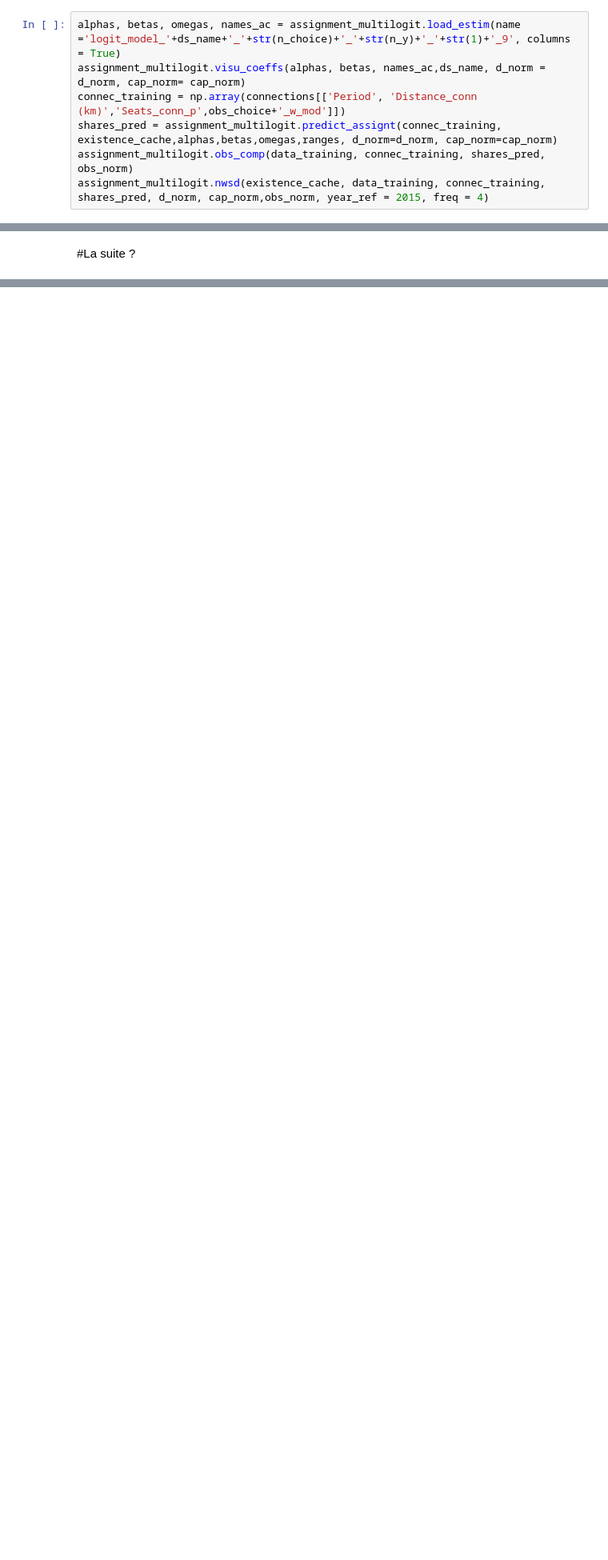
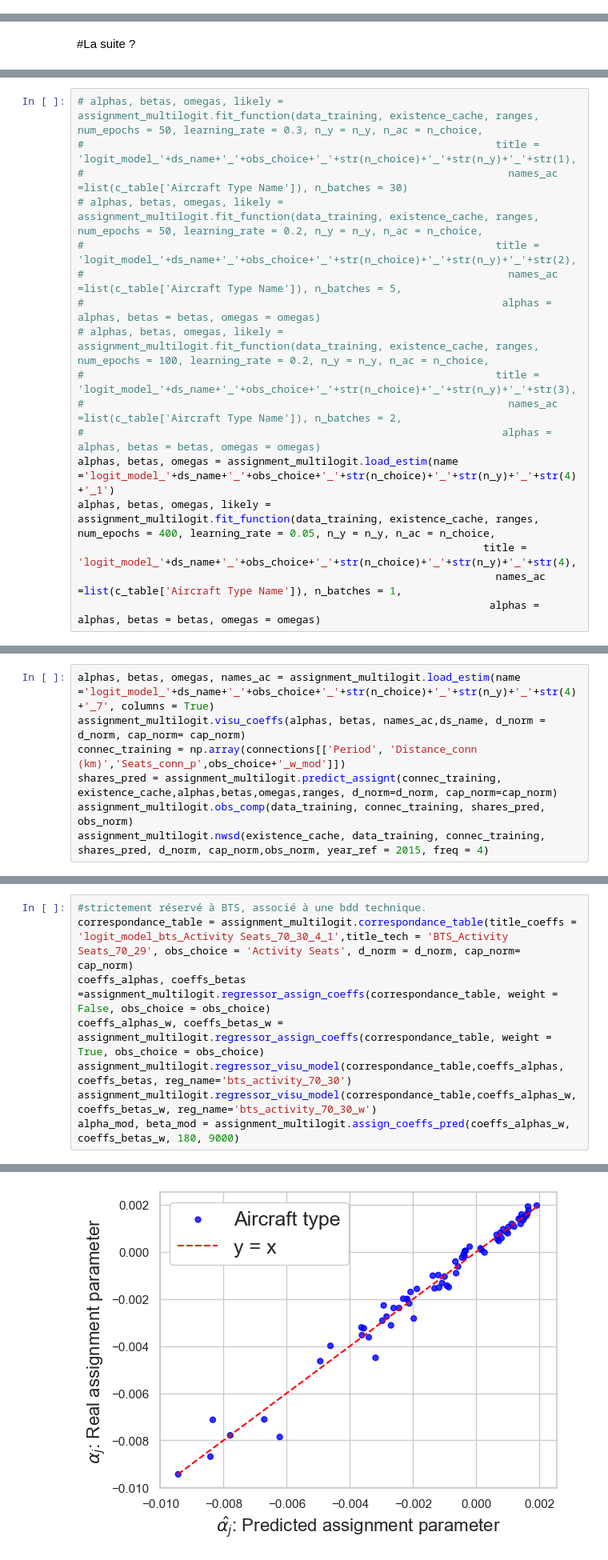
Before and after one commit to PacoViry/Thesis_models, a Jupyter notebook: main.ipynb, the cells around one changed output, grey strips where cells are left out. Shown at 80% size. Saved outputs shown, nothing was run; the diff lists cells and outputs as text; blank space fills up the shorter version.

```diff
--- a/main.ipynb
+++ b/main.ipynb
@@ -266,7 +90,0 @@ epoch 496; epoch 497; epoch 498; epoch 499;
-# %%
-alphas, betas, omegas, names_ac = assignment_multilogit.load_estim(name ='logit_model_'+ds_name+'_'+str(n_choice)+'_'+str(n_y)+'_'+str(1)+'_9', columns = True)
-assignment_multilogit.visu_coeffs(alphas, betas, names_ac,ds_name, d_norm = d_norm, cap_norm= cap_norm)
-connec_training = np.array(connections[['Period', 'Distance_conn (km)','Seats_conn_p',obs_choice+'_w_mod']])
-shares_pred = assignment_multilogit.predict_assignt(connec_training, existence_cache,alphas,betas,omegas,ranges, d_norm=d_norm, cap_norm=cap_norm)
-assignment_multilogit.obs_comp(data_training, connec_training, shares_pred, obs_norm)
-assignment_multilogit.nwsd(existence_cache, data_training, connec_training, shares_pred, d_norm, cap_norm,obs_norm, year_ref = 2015, freq = 4)
@@ -380,0 +348,17 @@ productivity_analysis.streaks_matrix(flight_grouping_2,title = 'streak_matrix_a3
+# %%
+# alphas, betas, omegas, likely = assignment_multilogit.fit_function(data_training, existence_cache, ranges, num_epochs = 50, learning_rate = 0.3, n_y = n_y, n_ac = n_choice,
+#                                                                  title = 'logit_model_'+ds_name+'_'+obs_choice+'_'+str(n_choice)+'_'+str(n_y)+'_'+str(1),
+#                                                                    names_ac =list(c_table['Aircraft Type Name']), n_batches = 30)
+# alphas, betas, omegas, likely = assignment_multilogit.fit_function(data_training, existence_cache, ranges, num_epochs = 50, learning_rate = 0.2, n_y = n_y, n_ac = n_choice,
+#                                                                  title = 'logit_model_'+ds_name+'_'+obs_choice+'_'+str(n_choice)+'_'+str(n_y)+'_'+str(2),
+#                                                                    names_ac =list(c_table['Aircraft Type Name']), n_batches = 5,
+#                                                                   alphas = alphas, betas = betas, omegas = omegas)
+# alphas, betas, omegas, likely = assignment_multilogit.fit_function(data_training, existence_cache, ranges, num_epochs = 100, learning_rate = 0.2, n_y = n_y, n_ac = n_choice,
+#                                                                  title = 'logit_model_'+ds_name+'_'+obs_choice+'_'+str(n_choice)+'_'+str(n_y)+'_'+str(3),
+#                                                                    names_ac =list(c_table['Aircraft Type Name']), n_batches = 2,
+#                                                                   alphas = alphas, betas = betas, omegas = omegas)
+alphas, betas, omegas = assignment_multilogit.load_estim(name ='logit_model_'+ds_name+'_'+obs_choice+'_'+str(n_choice)+'_'+str(n_y)+'_'+str(4)+'_1')
+alphas, betas, omegas, likely = assignment_multilogit.fit_function(data_training, existence_cache, ranges, num_epochs = 400, learning_rate = 0.05, n_y = n_y, n_ac = n_choice,
+                                                                 title = 'logit_model_'+ds_name+'_'+obs_choice+'_'+str(n_choice)+'_'+str(n_y)+'_'+str(4),
+                                                                   names_ac =list(c_table['Aircraft Type Name']), n_batches = 1,
+                                                                  alphas = alphas, betas = betas, omegas = omegas)
@@ -380,0 +383,7 @@ productivity_analysis.streaks_matrix(flight_grouping_2,title = 'streak_matrix_a3
+# %%
+alphas, betas, omegas, names_ac = assignment_multilogit.load_estim(name ='logit_model_'+ds_name+'_'+obs_choice+'_'+str(n_choice)+'_'+str(n_y)+'_'+str(4)+'_7', columns = True)
+assignment_multilogit.visu_coeffs(alphas, betas, names_ac,ds_name, d_norm = d_norm, cap_norm= cap_norm)
+connec_training = np.array(connections[['Period', 'Distance_conn (km)','Seats_conn_p',obs_choice+'_w_mod']])
+shares_pred = assignment_multilogit.predict_assignt(connec_training, existence_cache,alphas,betas,omegas,ranges, d_norm=d_norm, cap_norm=cap_norm)
+assignment_multilogit.obs_comp(data_training, connec_training, shares_pred, obs_norm)
+assignment_multilogit.nwsd(existence_cache, data_training, connec_training, shares_pred, d_norm, cap_norm,obs_norm, year_ref = 2015, freq = 4)
@@ -380,0 +397,9 @@ productivity_analysis.streaks_matrix(flight_grouping_2,title = 'streak_matrix_a3
+# %%
+#strictement réservé à BTS, associé à une bdd technique.
+correspondance_table = assignment_multilogit.correspondance_table(title_coeffs = 'logit_model_bts_Activity Seats_70_30_4_1',title_tech = 'BTS_Activity Seats_70_29', obs_choice = 'Activity Seats', d_norm = d_norm, cap_norm= cap_norm)
+coeffs_alphas, coeffs_betas =assignment_multilogit.regressor_assign_coeffs(correspondance_table, weight = False, obs_choice = obs_choice)
+coeffs_alphas_w, coeffs_betas_w = assignment_multilogit.regressor_assign_coeffs(correspondance_table, weight = True, obs_choice = obs_choice)
+assignment_multilogit.regressor_visu_model(correspondance_table,coeffs_alphas, coeffs_betas, reg_name='bts_activity_70_30')
+assignment_multilogit.regressor_visu_model(correspondance_table,coeffs_alphas_w, coeffs_betas_w, reg_name='bts_activity_70_30_w')
+alpha_mod, beta_mod = assignment_multilogit.assign_coeffs_pred(coeffs_alphas_w, coeffs_betas_w, 180, 9000)
+# %% [output]
@@ -380,0 +408 @@ productivity_analysis.streaks_matrix(flight_grouping_2,title = 'streak_matrix_a3
+[figure, added]
```
Also changed, not shown: parts of 45 cells of this notebook, 9 other files.
